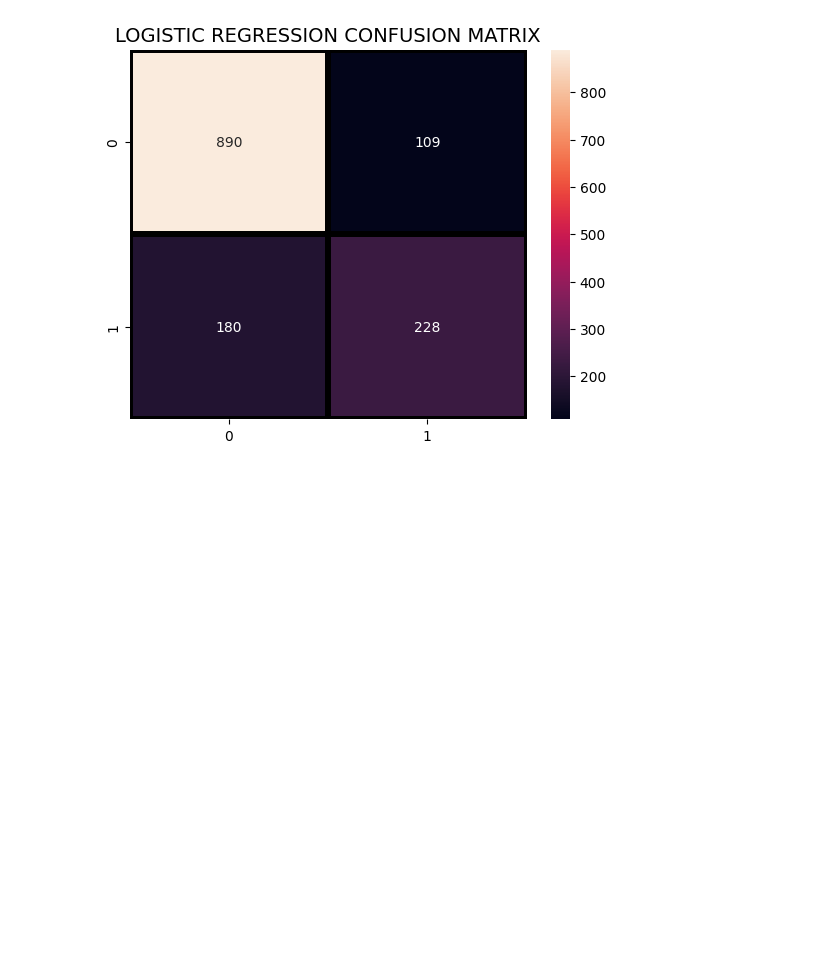
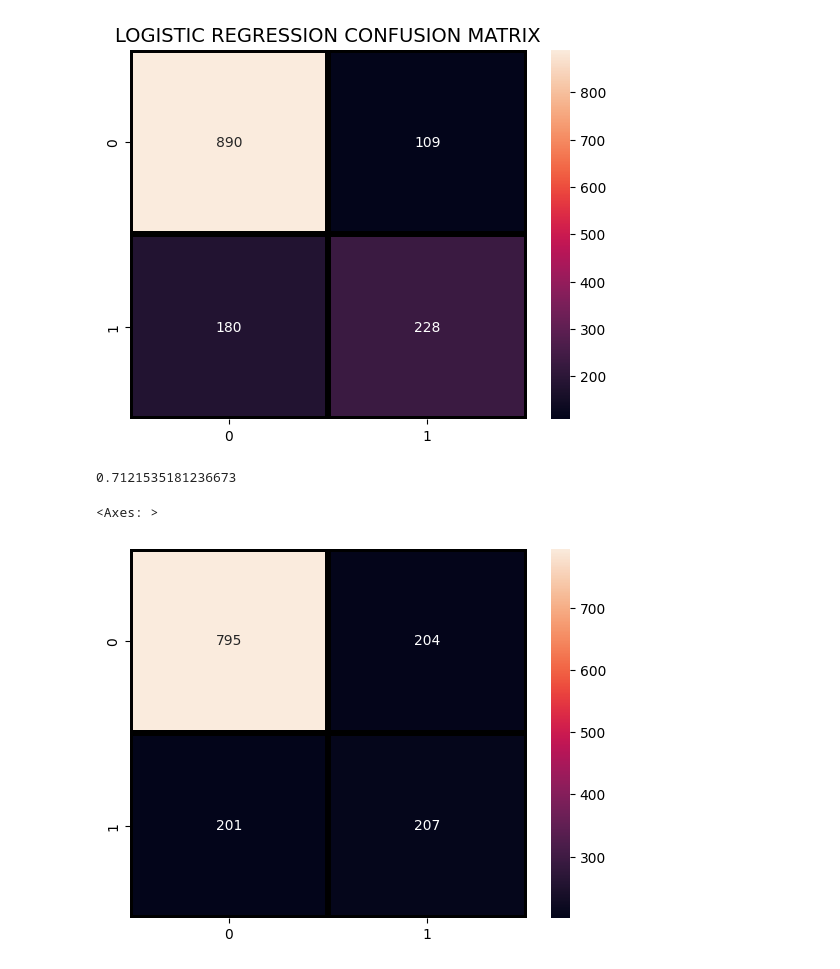
Before and after one commit to neel0086/deep_learning, a Jupyter notebook: CustomerChurn.ipynb, the cells around one changed output. Saved outputs shown, nothing was run; the diff lists cells and outputs as text; code cells hidden in the pictures; blank space fills up the shorter version.

Commit message:
Decision Tree & Random Forest Classifier

```diff
--- a/CustomerChurn.ipynb
+++ b/CustomerChurn.ipynb
@@ -211,3 +214,16 @@ plt.title("LOGISTIC REGRESSION CONFUSION MATRIX",fontsize=14)
 plt.show()
 # %% [output]
 [figure]
+# %%
+# DECISION TREE MODEL
+dt_model = DecisionTreeClassifier()
+dt_model.fit(X_train, Y_train)
+
+accuracy = dt_model.score(X_test, Y_test)
+dt_predict = dt_model.predict(X_test)
+print(accuracy)
+sns.heatmap(confusion_matrix(Y_test, dt_predict),annot=True,fmt = "d",linecolor="k",linewidths=3)
+# %% [output]
+0.7121535181236673
+<Axes: >
+[figure, added]
```
Also changed, not shown: parts of 4 cells of this notebook.
